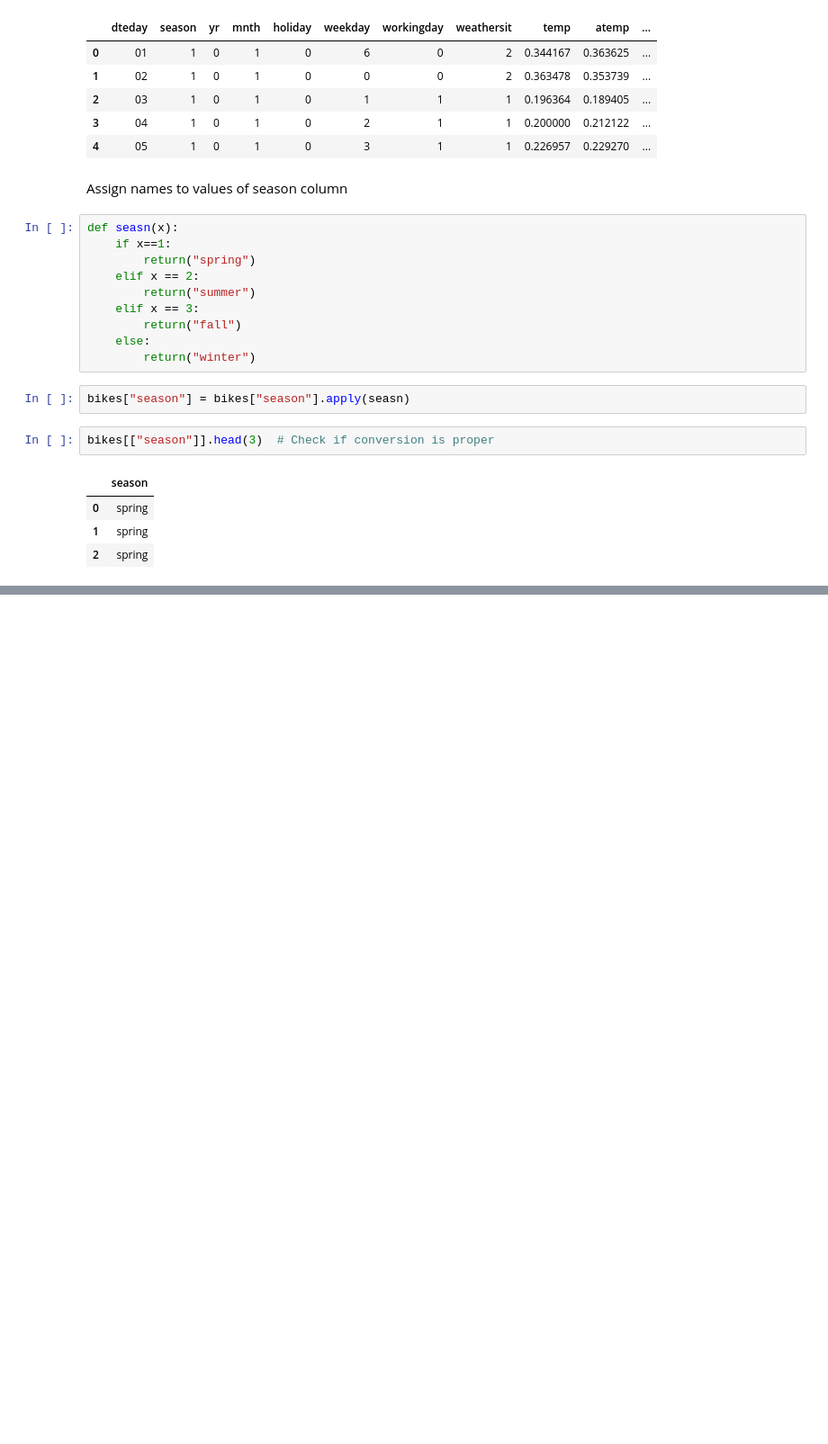
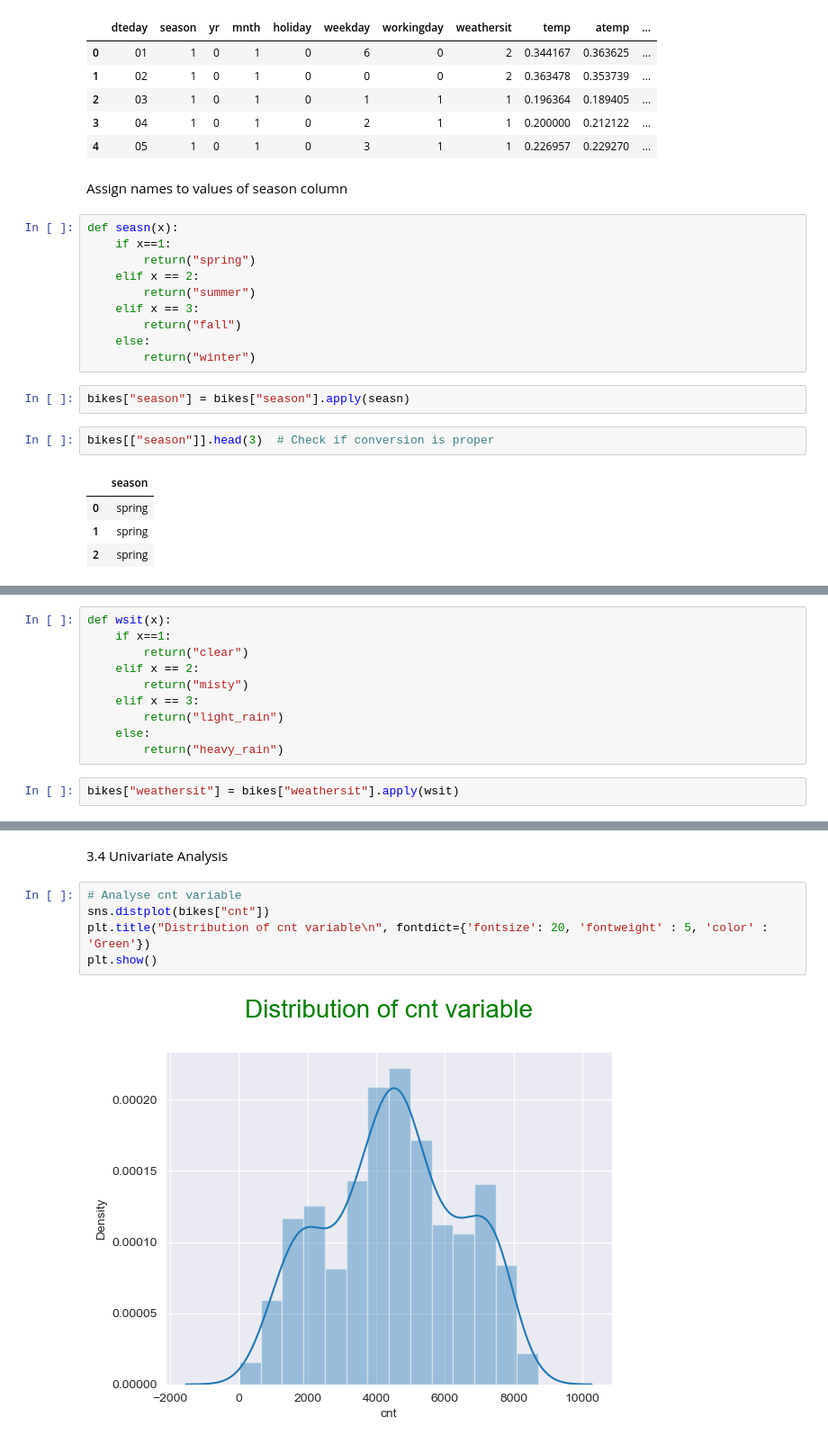
Before and after one commit to sfdatade/machine_learning_bikes_project, a Jupyter notebook: Bpp.ipynb, the cells around one changed output, grey strips where cells are left out. Shown at 90% size. Cells and saved outputs as stored; diff of their text form; blank space fills up the shorter version.

Commit message:
machine_learning_bikes_exercises_a5

```diff
--- a/Bpp.ipynb
+++ b/Bpp.ipynb
@@ -167,0 +170,12 @@ bikes[["season"]].head(3)  # Check if conversion is proper
+# %%
+def wsit(x):
+    if x==1:
+        return("clear")
+    elif x == 2:
+        return("misty")
+    elif x == 3:
+        return("light_rain")
+    else:
+        return("heavy_rain")
+# %%
+bikes["weathersit"] = bikes["weathersit"].apply(wsit)
@@ -167,0 +197,9 @@ bikes[["season"]].head(3)  # Check if conversion is proper
+# %% [markdown]
+3.4 Univariate Analysis
+# %%
+# Analyse cnt variable
+sns.distplot(bikes["cnt"])
+plt.title("Distribution of cnt variable\n", fontdict={'fontsize': 20, 'fontweight' : 5, 'color' : 'Green'})
+plt.show()
+# %% [output]
+[figure, added]
```
Also changed, not shown: parts of 136 cells of this notebook.
